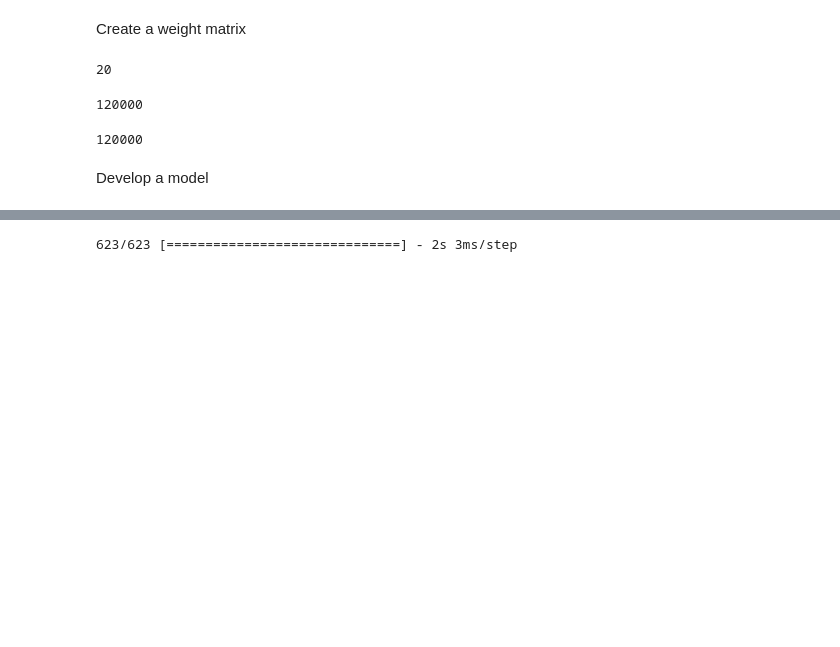
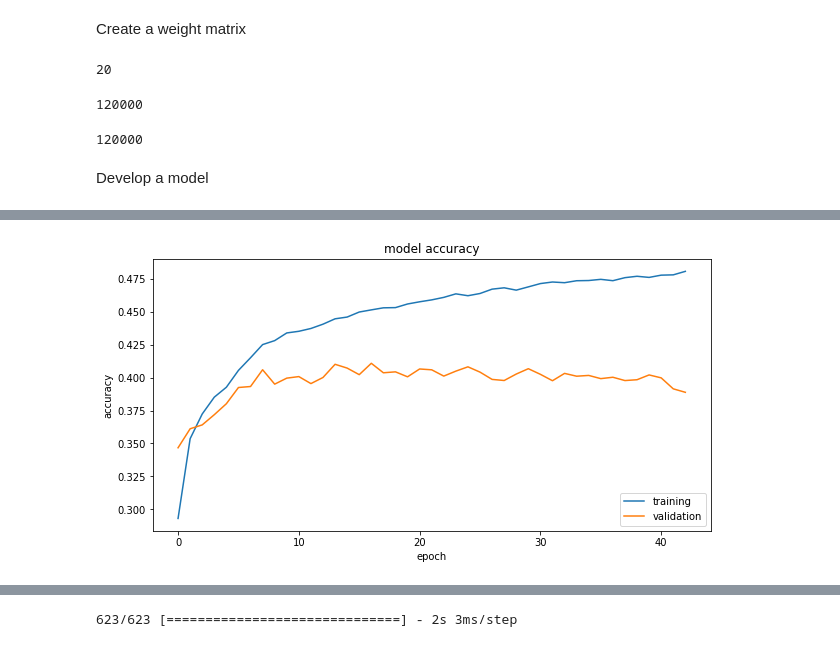
Before and after one commit to geovog/Judge_a_movie_by_its_cover, a Jupyter notebook: Cnn-LSTMT_models.ipynb, the cells around one changed output, grey strips where cells are left out. Cells and saved outputs as stored; diff of their text form; code cells hidden in the pictures; blank space fills up the shorter version.

```diff
--- a/Cnn-LSTMT_models.ipynb
+++ b/Cnn-LSTMT_models.ipynb
@@ -743,3 +754,14 @@ plotLearningCurves(txthistory)
+# %%
+fig= plt.figure(figsize=(10,5))
+plt.plot(txthistory.history['accuracy'])
+plt.plot(txthistory.history['val_accuracy'])
+plt.title('model accuracy')
+plt.ylabel('accuracy')
+plt.xlabel('epoch')
+plt.legend(['training', 'validation'], loc='lower right')
+plt.show()
+# %% [output]
+[figure, added]
 # %%
 modeltxt.evaluate(xtest,ytest,verbose=1)
 # %% [output]
```
Also changed, not shown: parts of 14 cells of this notebook.
